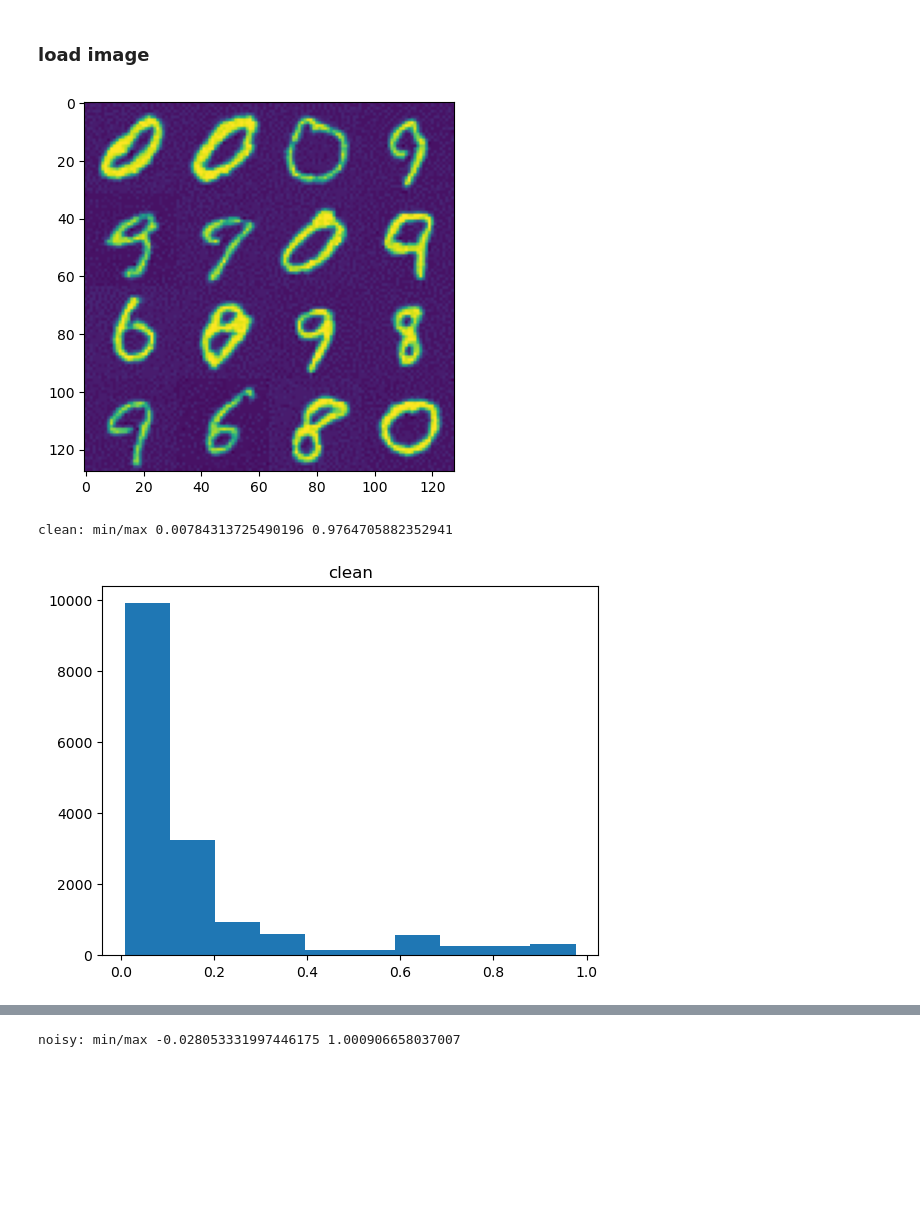
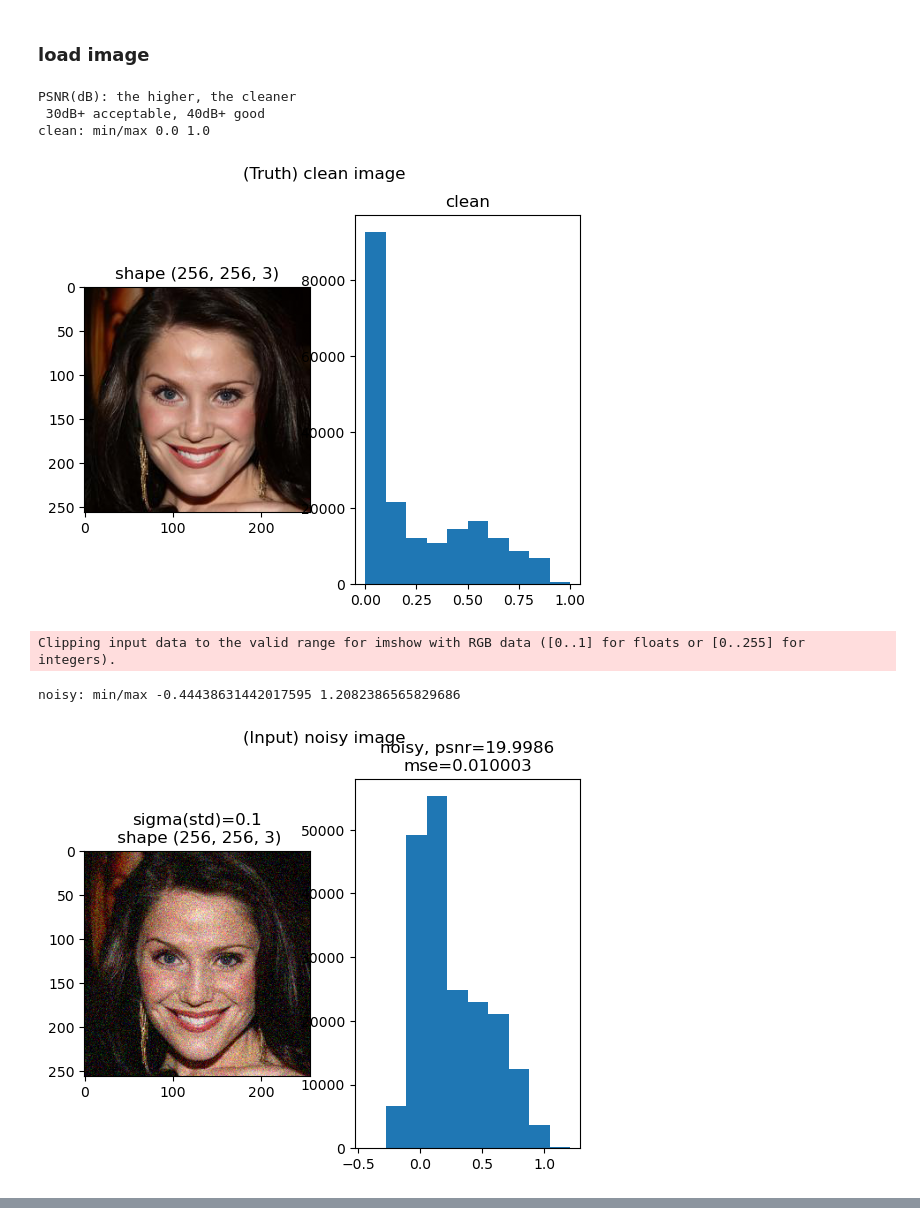
Before and after one commit to Rymoon/DUM-TV, a Jupyter notebook: dum_tv/apps/model/main_iter.ipynb, the cells around one changed output, grey strips where cells are left out. Saved outputs shown, nothing was run; the diff lists cells and outputs as text; code cells hidden in the pictures; blank space fills up the shorter version.

```diff
--- a/dum_tv/apps/model/main_iter.ipynb
+++ b/dum_tv/apps/model/main_iter.ipynb
@@ -3,40 +3,60 @@
 # %% [markdown]
 ### load image
+# %%
+from pathlib import Path
+
+p = Path("/mnt/d/onedrive/OneDrive_cityu/OneDrive - City University of Hong Kong - Student/workspace/Dataset/DenoiseToy/data/test/clean/29026.jpg")
+assert p.exists(),p
 # %%
-from pathlib import Path
 
-p = Path("/mnt/d/onedrive/OneDrive_cityu/OneDrive - City University of Hong Kong - Student/Documents/MyReport/DDPM/DDPM-KL-2/images/ddpm-T500-ep78.png")
-assert p.exists(),p
 
 from matplotlib import pyplot as plt
 import numpy as np
 from PIL import Image
+from skimage.metrics import peak_signal_noise_ratio
+import torch
+
+print("PSNR(dB): the higher, the cleaner\n 30dB+ acceptable, 40dB+ good")
 
 def load(p,show=True):
     img = Image.open(p)
     imga = np.array(img)
     if show:
         plt.imshow(img)
         plt.show()
     return imga
 
-clean = load(p)/255
+clean = load(p,show=False)/255
 print("clean: min/max", clean.min(),clean.max())
-plt.figure()
-plt.title("clean")
-plt.hist(clean.flatten())
+fig, axes = plt.subplots(1,2)
+ax = axes[0]
+ax.set_title(f"shape {clean.shape}")
+ax.imshow(clean)
+ax = axes[1]
+ax.set_title("clean")
+ax.hist(clean.flatten())
+fig.suptitle('(Truth) clean image')
 plt.show()
 
-sigma = 0.01
+sigma = 0.1
 noisy = clean + np.random.randn(*clean.shape)*sigma
-plt.imshow(noisy)
+psnr = peak_signal_noise_ratio(clean,noisy)
+mse = torch.nn.functional.mse_loss(torch.tensor(noisy),torch.tensor(clean))
+print("noisy: min/max", noisy.min(), noisy.max())
+fig, axes = plt.subplots(1,2)
+ax = axes[0]
+ax.imshow(noisy)
+ax.set_title(f"sigma(std)={sigma}\n shape {noisy.shape}")
+ax = axes[1]
+ax.set_title(f"noisy, psnr={psnr:.4f}\nmse={mse:.6f}")
+ax.hist(noisy.flatten())
+fig.suptitle('(Input) noisy image')
 plt.show()
-print("noisy: min/max", noisy.min(), noisy.max())
-plt.figure()
-plt.title("noisy")
-plt.hist(noisy.flatten())
-plt.show()
 # %% [output]
+PSNR(dB): the higher, the cleaner
+ 30dB+ acceptable, 40dB+ good
+clean: min/max 0.0 1.0
-[figure, old version]
+[figure, new version]
-clean: min/max 0.00784313725490196 0.9764705882352941
+Clipping input data to the valid range for imshow with RGB data ([0..1] for floats or [0..255] for integers).
+noisy: min/max -0.44438631442017595 1.2082386565829686
-[figure, old version]
+[figure, new version]
@@ -44 +62,0 @@ clean: min/max 0.00784313725490196 0.9764705882352941
-noisy: min/max -0.028053331997446175 1.000906658037007
```
Also changed, not shown: parts of 21 cells of this notebook, 8 other files.
